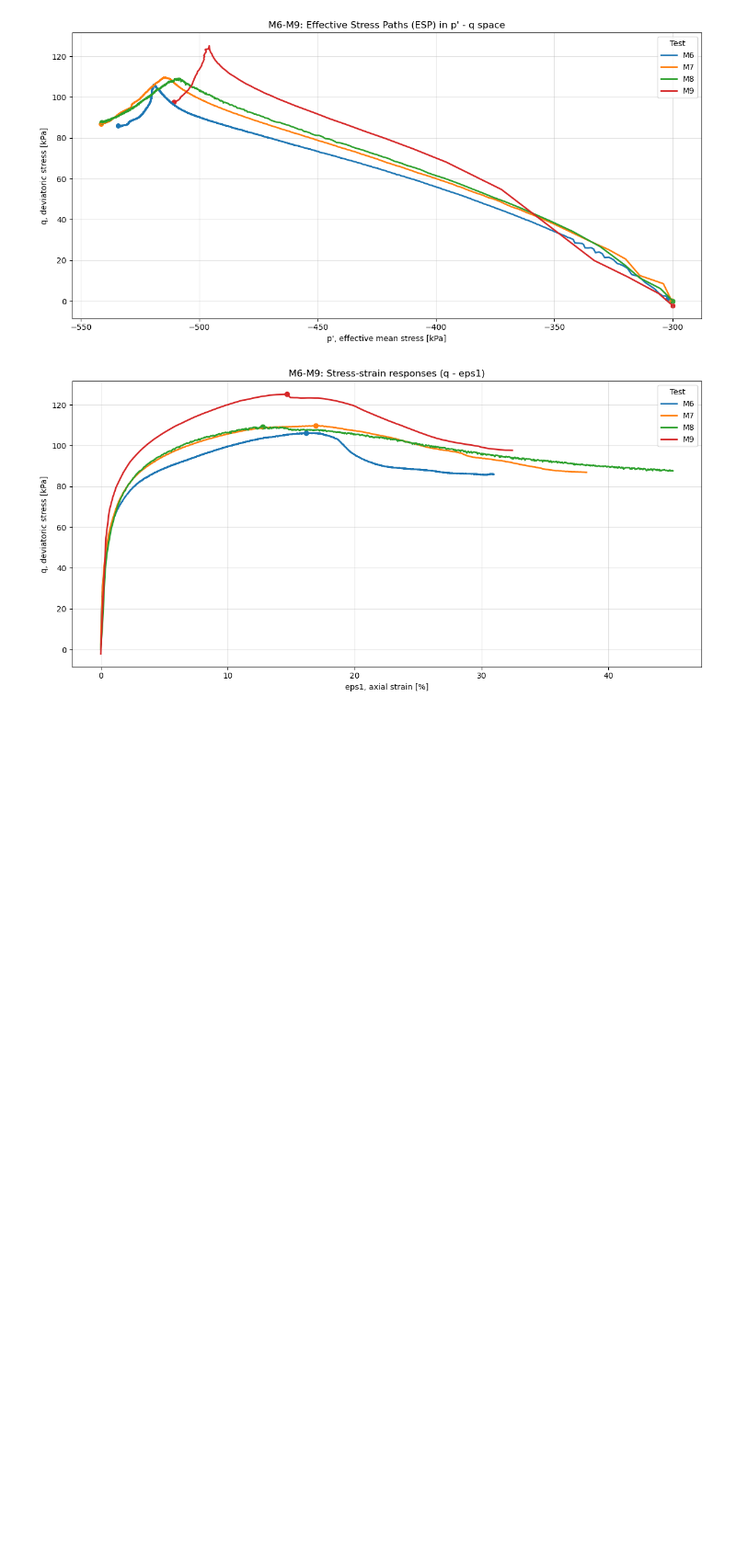
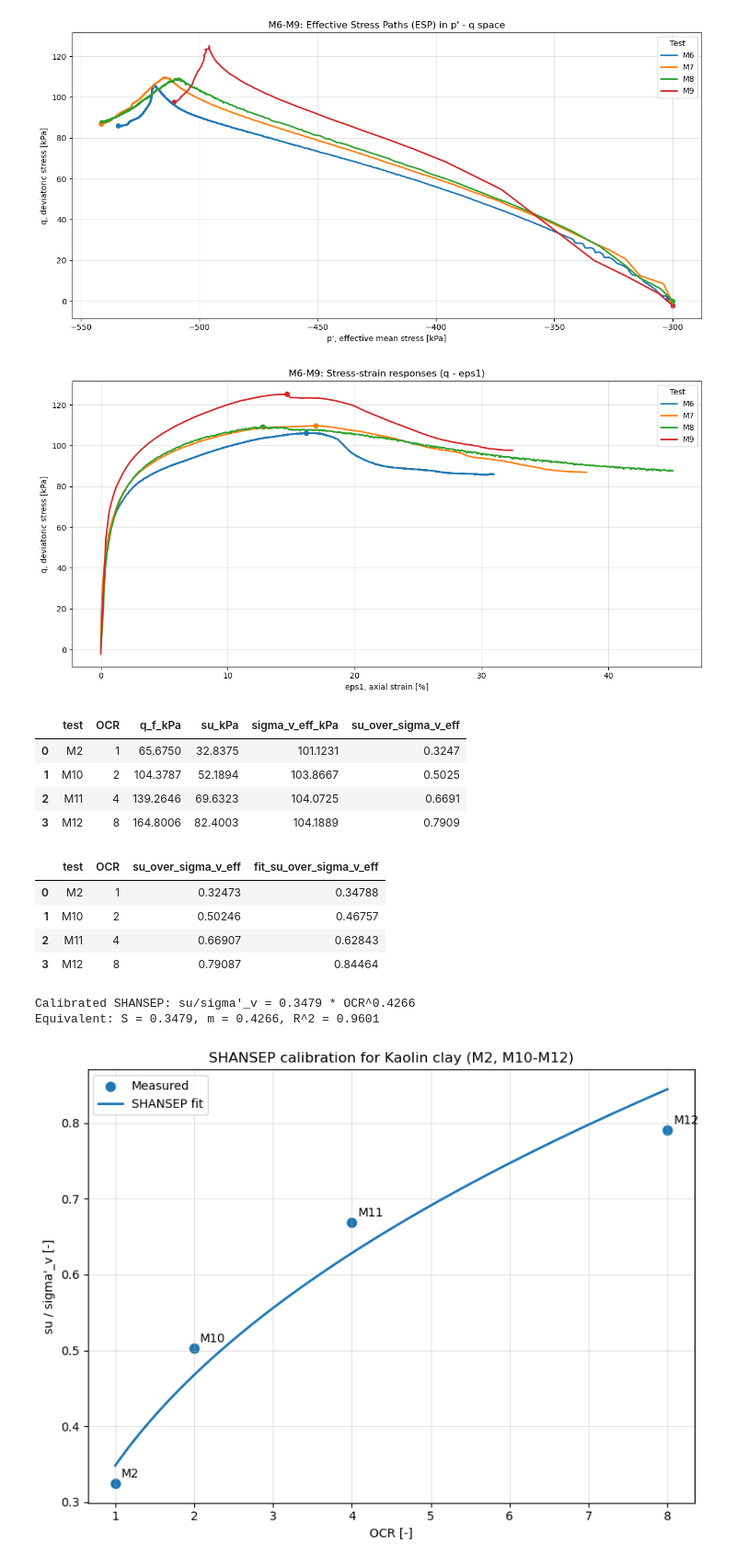
Before and after one commit to JulianEngel1999/Soil_structure_interaction, a Jupyter notebook: Assignment_1.ipynb, the cells around one changed output. Shown at 92% size. Saved outputs shown, nothing was run; the diff lists cells and outputs as text; code cells hidden in the pictures; blank space fills up the shorter version.

```diff
--- a/Assignment_1.ipynb
+++ b/Assignment_1.ipynb
@@ -835,3 +835,73 @@ M8: q_peak=109.17 kPa at eps1=12.732%, contractive tendency (p' decreases), post
 M9: q_peak=125.17 kPa at eps1=14.664%, contractive tendency (p' decreases), post-peak softening.
 [figure]
 [figure]
+# %%
+
+shansep_files = ["M2.dat", "M10.dat", "M11.dat", "M12.dat"]
+ocr_map = {"M2": 1, "M10": 2, "M11": 4, "M12": 8}
+
+rows = []
+for file in shansep_files:
+    test = file.replace('.dat', '')
+    data = load_data2(file).copy()
+
+    q_f = data['q'].max()
+    su = 0.5 * q_f
+    sigma_v_eff = data['sigma1_'].iloc[0]
+    ratio = su / sigma_v_eff
+
+    rows.append({
+        'test': test,
+        'OCR': ocr_map[test],
+        'q_f_kPa': q_f,
+        'su_kPa': su,
+        "sigma_v_eff_kPa": sigma_v_eff,
+        'su_over_sigma_v_eff': ratio
+    })
+
+shansep_df = pd.DataFrame(rows).sort_values('OCR').reset_index(drop=True)
+display(shansep_df.round(4))
+x = np.log(shansep_df['OCR'].values)
+y = np.log(shansep_df['su_over_sigma_v_eff'].values)
+m, lnS = np.polyfit(x, y, 1)
+S = np.exp(lnS)
+
+y_hat = lnS + m * x
+ss_res = np.sum((y - y_hat) ** 2)
+ss_tot = np.sum((y - np.mean(y)) ** 2)
+r2 = 1 - ss_res / ss_tot if ss_tot > 0 else np.nan
+shansep_df['fit_su_over_sigma_v_eff'] = S * shansep_df['OCR'] ** m
+display(shansep_df[['test', 'OCR', 'su_over_sigma_v_eff', 'fit_su_over_sigma_v_eff']].round(5))
+
+print(f"Calibrated SHANSEP: su/sigma'_v = {S:.4f} * OCR^{m:.4f}")
+print(f"Equivalent: S = {S:.4f}, m = {m:.4f}, R^2 = {r2:.4f}")
+
+ocr_line = np.linspace(shansep_df['OCR'].min(), shansep_df['OCR'].max(), 200)
+ratio_line = S * ocr_line ** m
+
+plt.figure(figsize=(8, 6))
+plt.scatter(shansep_df['OCR'], shansep_df['su_over_sigma_v_eff'], s=60, label='Measured')
+plt.plot(ocr_line, ratio_line, linewidth=2, label='SHANSEP fit')
+for _, row in shansep_df.iterrows():
+    plt.annotate(row['test'], (row['OCR'], row['su_over_sigma_v_eff']), textcoords='offset points', xytext=(5, 5))
+
+plt.xlabel('OCR [-]')
+plt.ylabel("su / sigma'_v [-]")
+plt.title('SHANSEP calibration for Kaolin clay (M2, M10-M12)')
+plt.grid(True, alpha=0.35)
+plt.legend()
+plt.tight_layout()
+# %% [output]
+|  | test | OCR | q_f_kPa | su_kPa | sigma_v_eff_kPa | su_over_sigma_v_eff |
+| 0 | M2 | 1 | 65.6750 | 32.8375 | 101.1231 | 0.3247 |
+| 1 | M10 | 2 | 104.3787 | 52.1894 | 103.8667 | 0.5025 |
+| 2 | M11 | 4 | 139.2646 | 69.6323 | 104.0725 | 0.6691 |
+| 3 | M12 | 8 | 164.8006 | 82.4003 | 104.1889 | 0.7909 |
+|  | test | OCR | su_over_sigma_v_eff | fit_su_over_sigma_v_eff |
+| 0 | M2 | 1 | 0.32473 | 0.34788 |
+| 1 | M10 | 2 | 0.50246 | 0.46757 |
+| 2 | M11 | 4 | 0.66907 | 0.62843 |
+| 3 | M12 | 8 | 0.79087 | 0.84464 |
+Calibrated SHANSEP: su/sigma'_v = 0.3479 * OCR^0.4266
+Equivalent: S = 0.3479, m = 0.4266, R^2 = 0.9601
+[figure, added]
```
